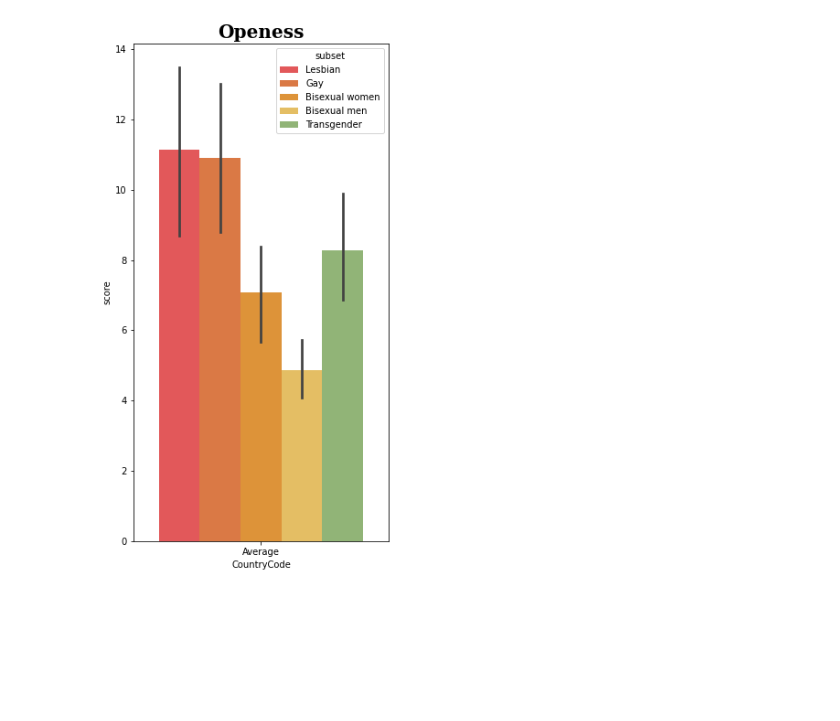
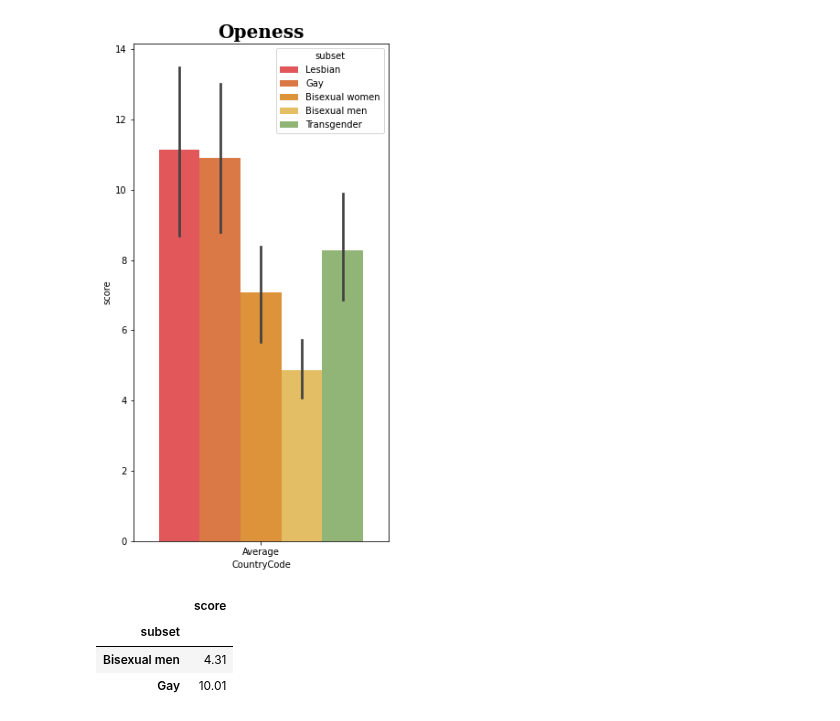
Before and after one commit to Petint/AI-and-DS, a Jupyter notebook: The LMBTQ project/project.ipynb, the cells around one changed output. Cells and saved outputs as stored; diff of their text form; code cells hidden in the pictures; blank space fills up the shorter version.

```diff
--- a/The LMBTQ project/project.ipynb
+++ b/The LMBTQ project/project.ipynb
@@ -337,3 +337,10 @@ ax = sns.barplot(x='CountryCode', y='score', hue='subset',
                  data=g3_df.loc[g3_df.CountryCode.str.contains('Average')], ci=68, palette=colors)
 # %% [output]
 [figure]
+# %%
+g3_df.loc[g3_df.subset.str.contains('Gay|Bisexual men')].groupby('subset').mean().round(2)
+# %% [output]
+|  | score |
+| subset |  |
+| Bisexual men | 4.31 |
+| Gay | 10.01 |
```
